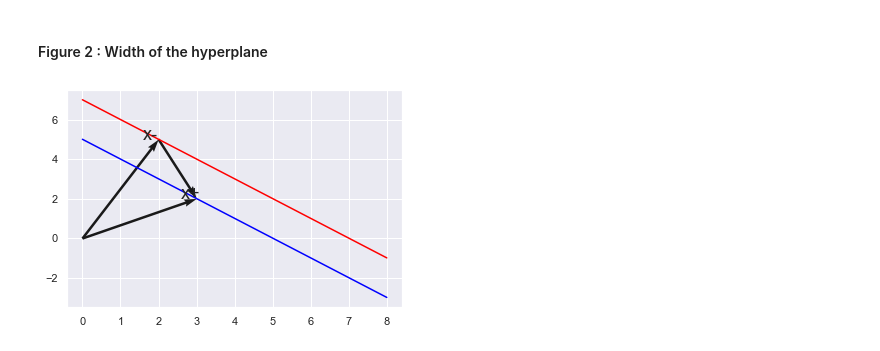
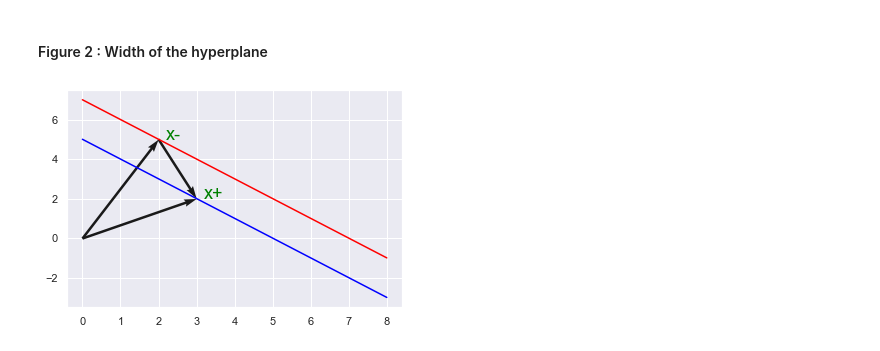
Before and after one commit to annts/support_vector_machines, a Jupyter notebook: 01_SVM_Foundational_Maths.ipynb, the cells around one changed output. Drawn from its saved outputs; the diff is of its cells as text; code cells hidden in the pictures.

```diff
--- a/01_SVM_Foundational_Maths.ipynb
+++ b/01_SVM_Foundational_Maths.ipynb
@@ -456,34 +458,34 @@ midpoint_intercept = 6
 gutter2_intercept = 7
 slope = -1
 
 fig, ax = plt.subplots()
 
 vec_w_x = 3
 vec_w_y = 2
 vec_u_x = 2
 vec_u_y = 5
-offset = 0.4
+offset = -0.2
 
 ax.quiver(0, 0, vec_w_x , vec_w_y, angles='xy', scale_units='xy', scale=1)
-ax.annotate('x+', (vec_w_x - offset,vec_w_y),fontsize=18)
+ax.annotate('x+', (vec_w_x - offset,vec_w_y),fontsize=18, color="green")
 ax.quiver(0, 0, vec_u_x, vec_u_y, angles='xy', scale_units='xy', scale=1)
-ax.annotate('x-', (vec_u_x-offset ,vec_u_y),fontsize=18)
+ax.annotate('x-', (vec_u_x-offset ,vec_u_y),fontsize=18, color="green")
 ax.quiver(vec_u_x, vec_u_y, vec_w_x-vec_u_x, vec_w_y - vec_u_y, scale=1, angles='xy', scale_units='xy', linestyle='--')
 
 def ymxb(slope, intercept, x):
     return slope * x + intercept
 
 num_points = 10
 x1 = [random.randrange(start=0, stop=9) for i in range(20)]
 x2 = [random.randrange(start=0, stop=9) for i in range(20)]
 y1 = [ymxb(slope, gutter1_intercept, x) - random.randrange(start=1, stop=3) for x in x1]
 y2 = [ymxb(slope, gutter2_intercept, x) + random.randrange(start=1, stop=4) for x in x2]
 
 gutter_y1 = [ymxb(slope, gutter1_intercept, x) for x in x1]
 gutter_y2 = [ymxb(slope, gutter2_intercept, x) for x in x2]
 
 plt.plot([max(x1) ,min(x1)],[min(gutter_y1) ,max(gutter_y1) ], c='blue')
 plt.plot([max(x1), min(x2)],[min(gutter_y2), max(gutter_y2)], c='red')
 plt.show()
 # %% [output]
-[figure, old version]
+[figure, new version]
```
Also changed, not shown: parts of 4 cells of this notebook, 2 other files.
